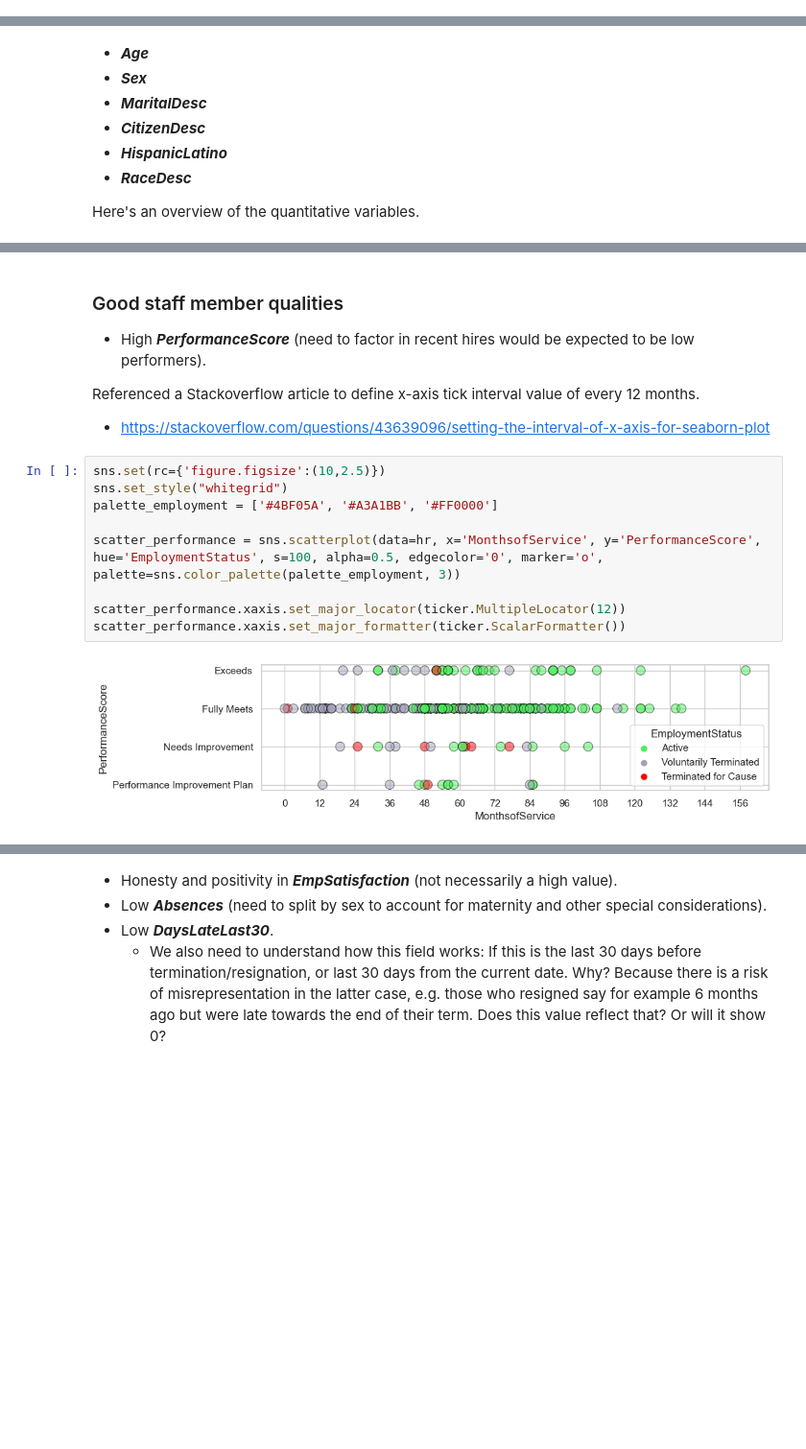
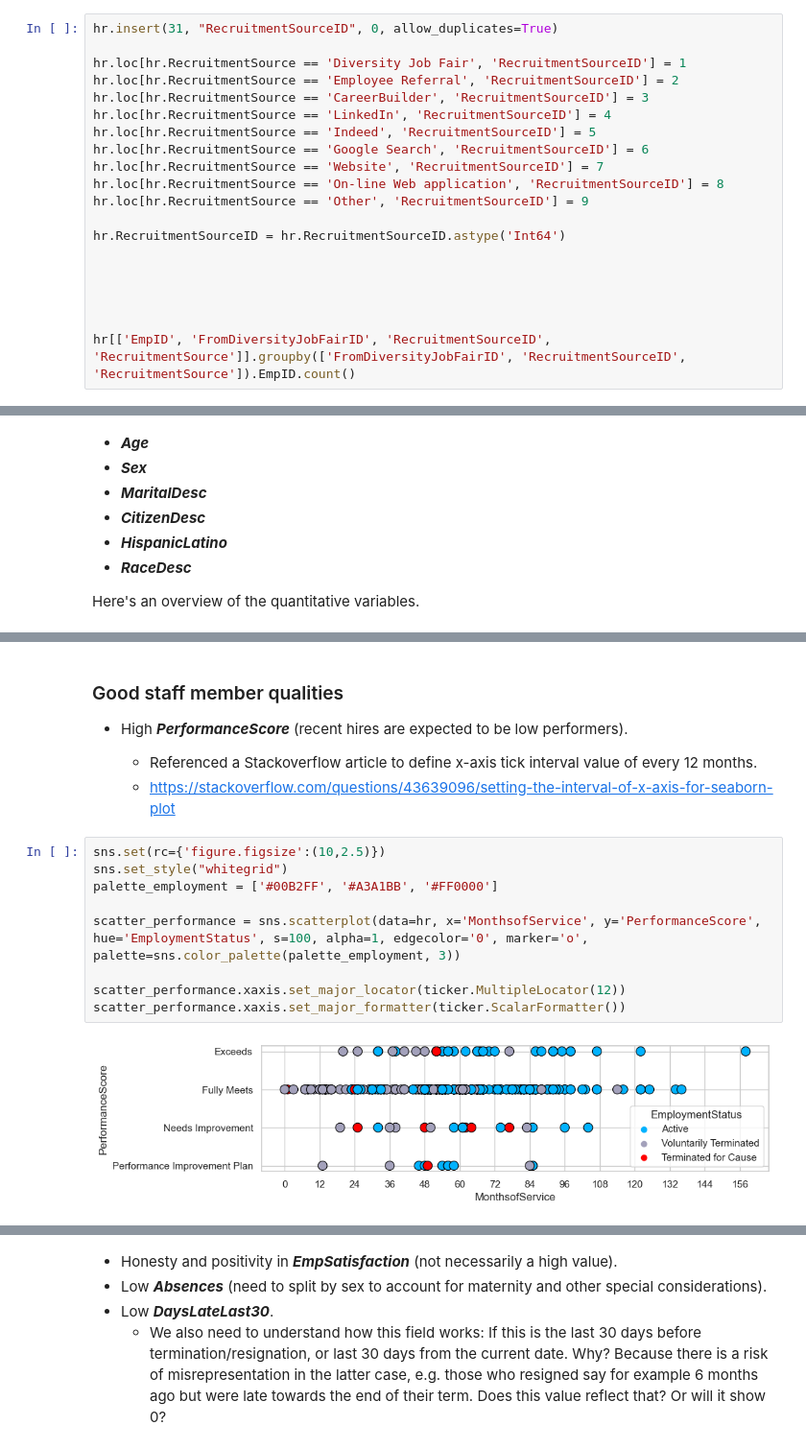
Before and after one commit to makuharistudio/data-visualisation-datasets, a Jupyter notebook: Human Resources/Human Resources.ipynb, the cells around one changed output, grey strips where cells are left out. Shown: that part at 96% size. Cells and saved outputs as stored; diff of their text form; blank space fills up the shorter version.

```diff
--- a/Human Resources/Human Resources.ipynb
+++ b/Human Resources/Human Resources.ipynb
@@ -762,0 +765,20 @@ Name: EmpID, dtype: int64
+# %%
+hr.insert(31, "RecruitmentSourceID", 0, allow_duplicates=True)
+
+hr.loc[hr.RecruitmentSource == 'Diversity Job Fair', 'RecruitmentSourceID'] = 1
+hr.loc[hr.RecruitmentSource == 'Employee Referral', 'RecruitmentSourceID'] = 2
+hr.loc[hr.RecruitmentSource == 'CareerBuilder', 'RecruitmentSourceID'] = 3
+hr.loc[hr.RecruitmentSource == 'LinkedIn', 'RecruitmentSourceID'] = 4
+hr.loc[hr.RecruitmentSource == 'Indeed', 'RecruitmentSourceID'] = 5
+hr.loc[hr.RecruitmentSource == 'Google Search', 'RecruitmentSourceID'] = 6
+hr.loc[hr.RecruitmentSource == 'Website', 'RecruitmentSourceID'] = 7
+hr.loc[hr.RecruitmentSource == 'On-line Web application', 'RecruitmentSourceID'] = 8
+hr.loc[hr.RecruitmentSource == 'Other', 'RecruitmentSourceID'] = 9
+
+hr.RecruitmentSourceID = hr.RecruitmentSourceID.astype('Int64')
+
+
+
+
+
+hr[['EmpID', 'FromDiversityJobFairID', 'RecruitmentSourceID', 'RecruitmentSource']].groupby(['FromDiversityJobFairID', 'RecruitmentSourceID', 'RecruitmentSource']).EmpID.count()
@@ -870,18 +904,18 @@ hr_quantitative.describe()
 | max | 250000.000000 | 158.000000 | 4.000000 | 5.000000 | 5.000000 | 8.000000 | ... |
 # %% [markdown]
 ### Good staff member qualities
-* High _**PerformanceScore**_ (need to factor in recent hires would be expected to be low performers).
+* High _**PerformanceScore**_ (recent hires are expected to be low performers).
 
-Referenced a Stackoverflow article to define x-axis tick interval value of every 12 months.
-* https://stackoverflow.com/questions/43639096/setting-the-interval-of-x-axis-for-seaborn-plot
+  - Referenced a Stackoverflow article to define x-axis tick interval value of every 12 months.
+  - https://stackoverflow.com/questions/43639096/setting-the-interval-of-x-axis-for-seaborn-plot
 # %%
 sns.set(rc={'figure.figsize':(10,2.5)})
 sns.set_style("whitegrid")
-palette_employment = ['#4BF05A', '#A3A1BB', '#FF0000']
+palette_employment = ['#00B2FF', '#A3A1BB', '#FF0000']
 
-scatter_performance = sns.scatterplot(data=hr, x='MonthsofService', y='PerformanceScore', hue='EmploymentStatus', s=100, alpha=0.5, edgecolor='0', marker='o', palette=sns.color_palette(palette_employment, 3))
+scatter_performance = sns.scatterplot(data=hr, x='MonthsofService', y='PerformanceScore', hue='EmploymentStatus', s=100, alpha=1, edgecolor='0', marker='o', palette=sns.color_palette(palette_employment, 3))
 
 scatter_performance.xaxis.set_major_locator(ticker.MultipleLocator(12))
 scatter_performance.xaxis.set_major_formatter(ticker.ScalarFormatter())
 # %% [output]
-[figure, old version]
+[figure, new version]
```
Also changed, not shown: parts of 10 cells of this notebook.
